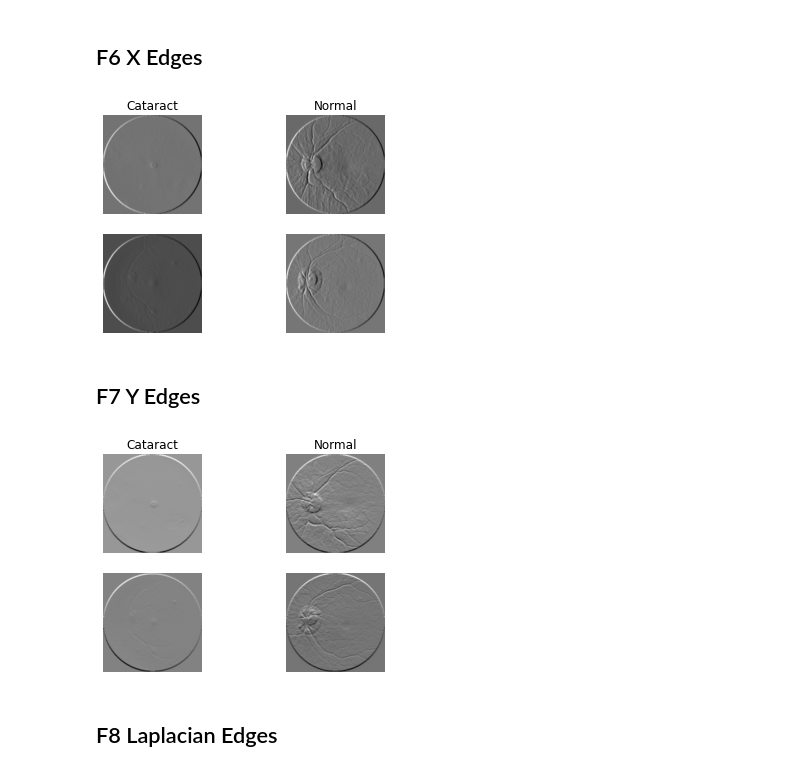
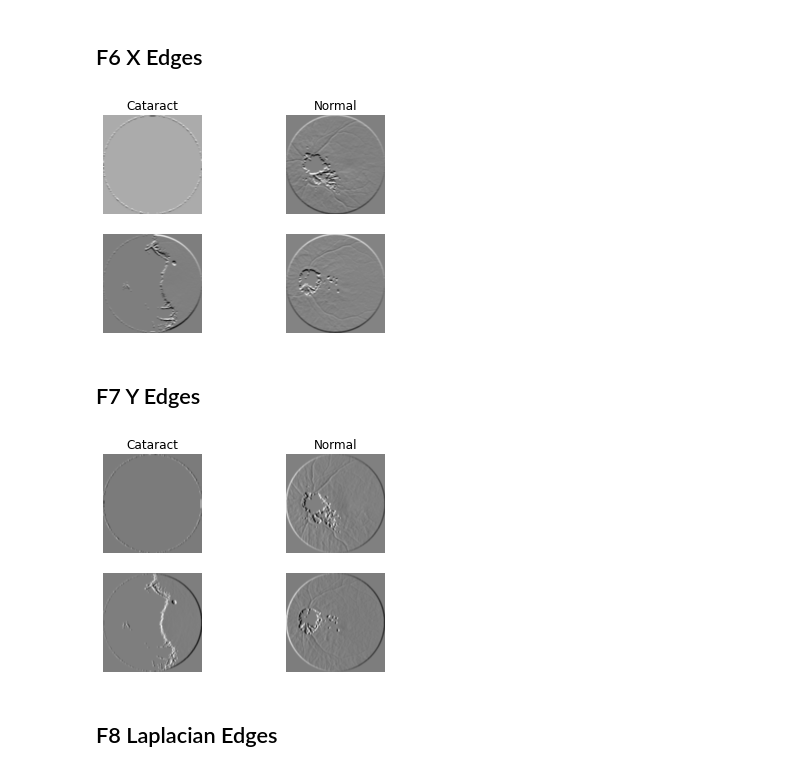
Before and after one commit to Shrey-Viradiya/Ocular-Disease-Recognition, a Jupyter notebook: Ocular Disease recognition FIVP Project.ipynb, the cells around one changed output. Cells and saved outputs as stored; diff of their text form; code cells hidden in the pictures.

```diff
--- a/Ocular Disease recognition FIVP Project.ipynb
+++ b/Ocular Disease recognition FIVP Project.ipynb
@@ -131,10 +136,10 @@ def showSamples(images, gray = False):
     axes[1, 0].axis('off')
     axes[1, 1].axis('off')
 
-    axes[0, 0].imshow(images[0],cmap='gray') if gray else axes[0, 0].imshow(cv2.cvtColor(images[0], cv2.COLOR_BGR2RGB))
-    axes[0, 1].imshow(images[2],cmap='gray') if gray else axes[0, 1].imshow(cv2.cvtColor(images[2], cv2.COLOR_BGR2RGB))
-    axes[1, 0].imshow(images[17],cmap='gray') if gray else axes[1, 0].imshow(cv2.cvtColor(images[17], cv2.COLOR_BGR2RGB))
-    axes[1, 1].imshow(images[12],cmap='gray') if gray else axes[1, 1].imshow(cv2.cvtColor(images[12], cv2.COLOR_BGR2RGB))
+    axes[0, 0].imshow(images[0],cmap='gray') if gray else axes[0, 0].imshow(images[0])
+    axes[0, 1].imshow(images[2],cmap='gray') if gray else axes[0, 1].imshow(images[2])
+    axes[1, 0].imshow(images[17],cmap='gray') if gray else axes[1, 0].imshow(images[17])
+    axes[1, 1].imshow(images[12],cmap='gray') if gray else axes[1, 1].imshow(images[12])
     plt.show()
 
 print(np.array(training_images).shape)
@@ -242,26 +245,34 @@ showSamples(conny_edged_images, True)
 [figure]
 # %% [markdown]
 ## F6 X Edges
+# %%
+def SobelX(image):
+    filter = np.array([[2,2,4,2,2], [1,1,2,1,1], [0,0,0,0,0],[-1,-1,-2,-1,-1],[-2,-2,-4,-2,-2]])
+    return convolve2d(image, filter, mode="same")
+
+def SobelY(image):
+    filter = np.array([[2,2,4,2,2], [1,1,2,1,1], [0,0,0,0,0],[-1,-1,-2,-1,-1],[-2,-2,-4,-2,-2]]).T
+    return convolve2d(image, filter, mode="same")
 # %%
 x_edged_images.clear()
 for idx, image in enumerate(grayscaled_images):
-    sobelx = cv2.Sobel(image,cv2.CV_64F,1,0,ksize=5)
+    sobelx = SobelX(image)
     x_edged_images.append(sobelx)
 
 showSamples(x_edged_images, True)
 # %% [output]
-[figure, old version]
+[figure, new version]
 # %% [markdown]
 ## F7 Y Edges
 # %%
 y_edged_images.clear()
 for idx, image in enumerate(grayscaled_images):
-    sobely = cv2.Sobel(image,cv2.CV_64F,0,1,ksize=5)
+    sobely = SobelY(image)
     y_edged_images.append(sobely)
 
 showSamples(y_edged_images, True)
 # %% [output]
-[figure, old version]
+[figure, new version]
 # %% [markdown]
 ## F8 Laplacian Edges
 # %%
```
Also changed, not shown: parts of 13 cells of this notebook.
